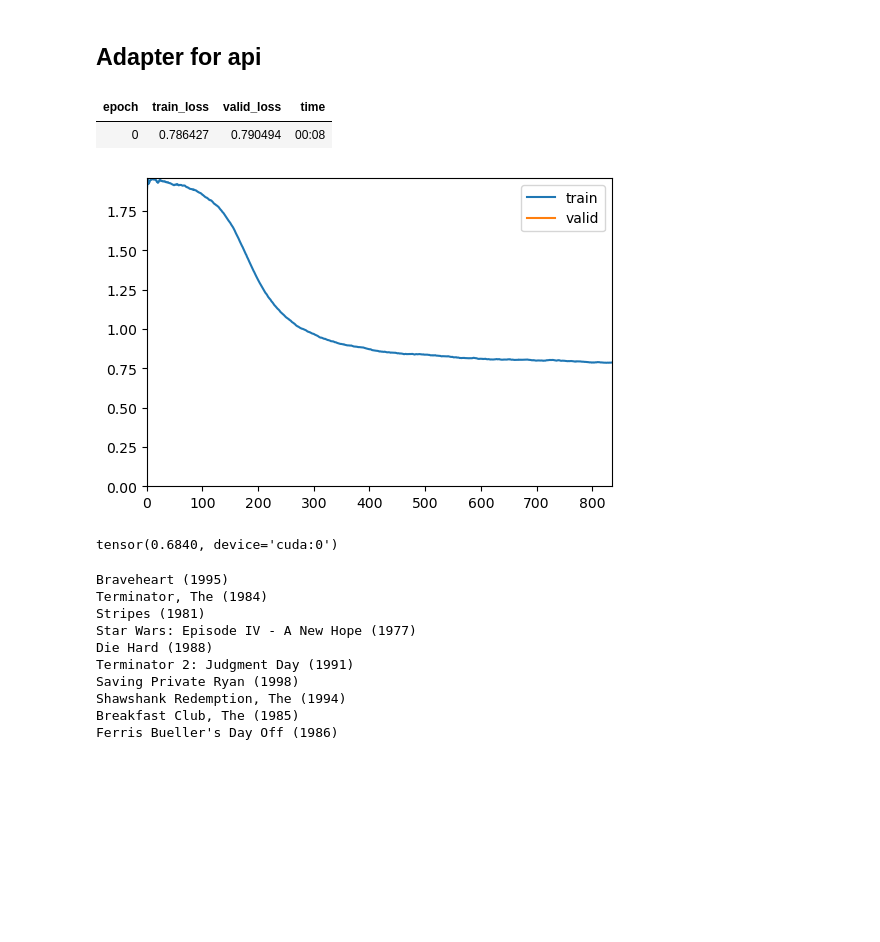
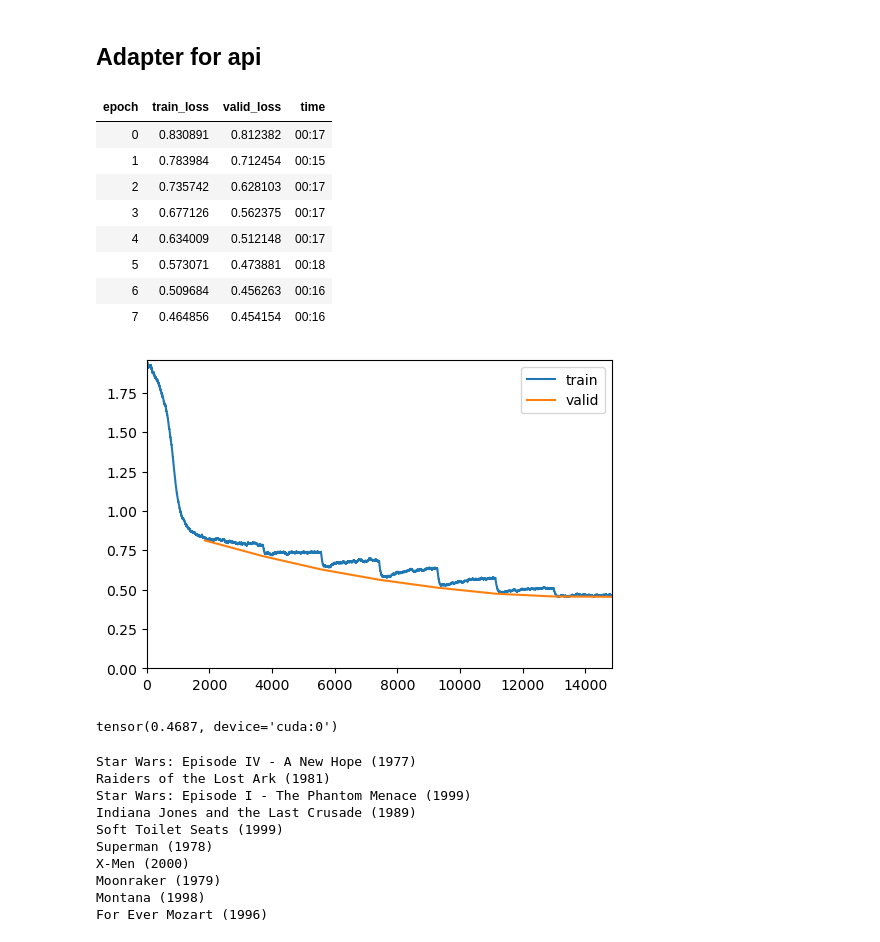
Before and after one commit to Ssslakter/hits-recsys, a Jupyter notebook: nbs/03_embed.ipynb, the cells around one changed output. Drawn from its saved outputs; the diff is of its cells as text; code cells hidden in the pictures; blank space fills up the shorter version.

Commit message:
improve embeddings

```diff
--- a/nbs/03_embed.ipynb
+++ b/nbs/03_embed.ipynb
@@ -91,6 +92,7 @@ TensorBase(0.8408)
 # %%
 #|export
 class EmbedAdapter:
+    '''Adapter for embedding model to support api for collaboritive filtering with matrix'''
     def __init__(self, device=None):
         self.device = ifnone(device, default_device())
 
@@ -105,10 +107,10 @@ class EmbedAdapter:
     def norm(self, x, m, std=None): return (x-m)/std if std else (x-m)/m
 
     @delegates(Learner.fit)
-    def fit(self, ds, n_epoch=5, lr=5e-3, wd=0.1, bs=512, **kwargs):
+    def fit(self, ds, n_epoch=5, lr=6e-3, wd=0.1, bs=512, **kwargs):
         self.model = EmbeddingDotBias(50, len(ds.user_map), len(ds.movie_map), y_range=(0,5.5)).to(self.device)
         train, val = RandomSubsetSplitter(train_sz=0.9, valid_sz=0.1)(ds)
-        dls = DataLoaders.from_dsets(Subset(ds,train),Subset(ds,val), bs=bs)
+        dls = DataLoaders.from_dsets(ds,Subset(ds,val), bs=bs)
         self.learn = Learner(dls, self.model, loss_func=MSELossFlat())
         self.learn.fit_one_cycle(n_epoch, lr, wd=wd, **kwargs)
 
@@ -133,11 +135,18 @@ class EmbedAdapter:
 # %%
 model = EmbedAdapter()
 # %%
-model.fit(ds,n_epoch=1, bs=1024, cbs=[ShowGraphCallback()])
+model.fit(ds, n_epoch=8, cbs=[ShowGraphCallback()])
 # %% [output]
 | epoch | train_loss | valid_loss | time |
-| 0 | 0.786427 | 0.790494 | 00:08 |
+| 0 | 0.830891 | 0.812382 | 00:17 |
+| 1 | 0.783984 | 0.712454 | 00:15 |
+| 2 | 0.735742 | 0.628103 | 00:17 |
+| 3 | 0.677126 | 0.562375 | 00:17 |
+| 4 | 0.634009 | 0.512148 | 00:17 |
+| 5 | 0.573071 | 0.473881 | 00:18 |
+| 6 | 0.509684 | 0.456263 | 00:16 |
+| 7 | 0.464856 | 0.454154 | 00:16 |
-[figure, old version]
+[figure, new version]
 # %%
 model.save('./models/model.pt')
 # %%
@@ -145,7 +154,7 @@ xb, yb = to_device(dls.one_batch())
 # %%
 model.predict(xb,yb)[1]
 # %% [output]
-tensor(0.6840, device='cuda:0')
+tensor(0.4687, device='cuda:0')
 # %%
 movs = tensor([ds.encode([s])[0] for s in ds.movie_map if 'star wars' in s.lower()] + [1, 2, 3])[2:]
 rats = tensor([5] * (len(movs) - 3) + [1] * 3, dtype=torch.float)
@@ -153,16 +162,16 @@ movs, rats = to_device((movs, rats))
 # %%
 ds.decode(model.recommend(movs,rats,10)[1]).pprint()
 # %% [output]
-Braveheart (1995)
-Terminator, The (1984)
-Stripes (1981)
 Star Wars: Episode IV - A New Hope (1977)
-Die Hard (1988)
-Terminator 2: Judgment Day (1991)
-Saving Private Ryan (1998)
-Shawshank Redemption, The (1994)
-Breakfast Club, The (1985)
-Ferris Bueller's Day Off (1986)
+Raiders of the Lost Ark (1981)
+Star Wars: Episode I - The Phantom Menace (1999)
+Indiana Jones and the Last Crusade (1989)
+Soft Toilet Seats (1999)
+Superman (1978)
+X-Men (2000)
+Moonraker (1979)
+Montana (1998)
+For Ever Mozart (1996)
 # %%
 m_id = 3149
 ds.decode([m_id])
```
Also changed, not shown: parts of 6 cells of this notebook, 6 other files.
